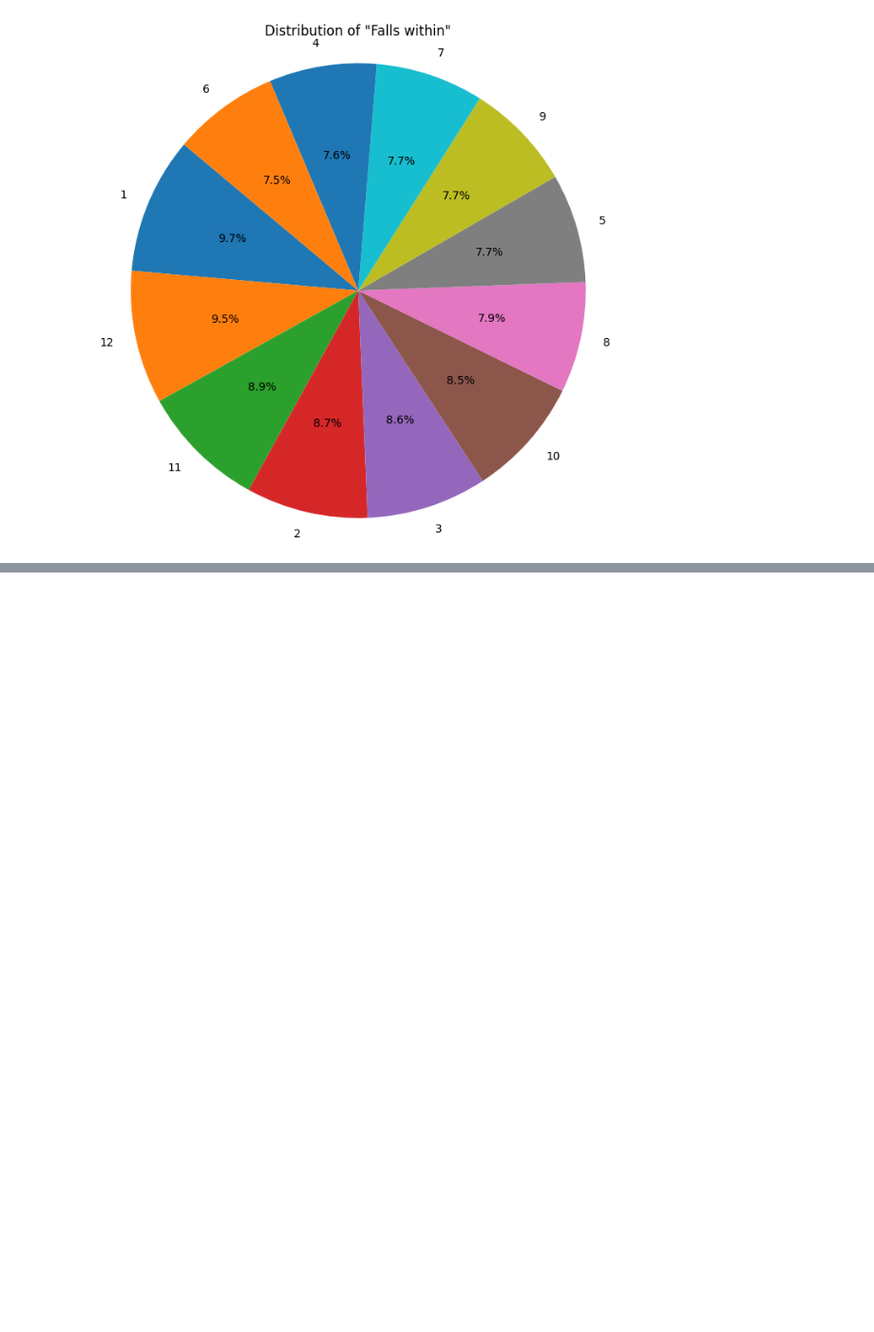
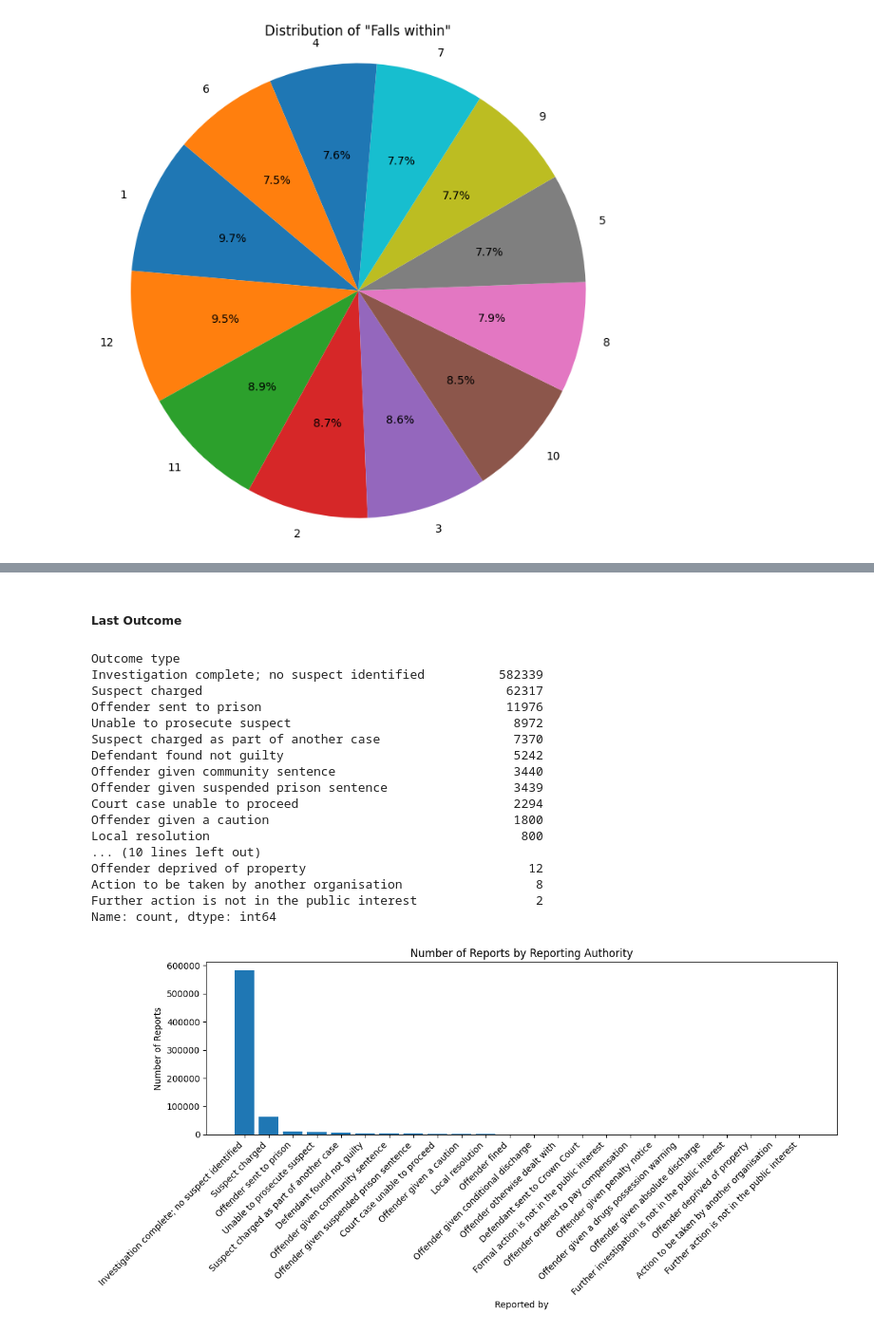
Before and after one commit to skyrimer/ARWCASP, a Jupyter notebook: basic_eda.ipynb, the cells around one changed output, grey strips where cells are left out. Shown at 95% size. Cells and saved outputs as stored; diff of their text form; code cells hidden in the pictures; blank space fills up the shorter version.

```diff
--- a/basic_eda.ipynb
+++ b/basic_eda.ipynb
@@ -294,0 +518,34 @@ Name: count, dtype: int64
+# %% [markdown]
+##### Last Outcome
+# %%
+report_counts = outcomes['Outcome type'].value_counts()
+print(report_counts)
+
+plt.figure(figsize=(12, 6))  # Wider for label clarity
+plt.bar(report_counts.index, report_counts.values)
+
+# Labeling
+plt.title('Number of Reports by Reporting Authority')
+plt.xlabel('Reported by')
+plt.ylabel('Number of Reports')
+plt.xticks(rotation=45, ha='right')  # Rotate x labels for readability
+plt.tight_layout()
+# %% [output]
+Outcome type
+Investigation complete; no suspect identified          582339
+Suspect charged                                         62317
+Offender sent to prison                                 11976
+Unable to prosecute suspect                              8972
+Suspect charged as part of another case                  7370
+Defendant found not guilty                               5242
+Offender given community sentence                        3440
+Offender given suspended prison sentence                 3439
+Court case unable to proceed                             2294
+Offender given a caution                                 1800
+Local resolution                                          800
+... (10 lines left out)
+Offender deprived of property                              12
+Action to be taken by another organisation                  8
+Further action is not in the public interest                2
+Name: count, dtype: int64
+[figure, added]
```
Also changed, not shown: parts of 35 cells of this notebook.
